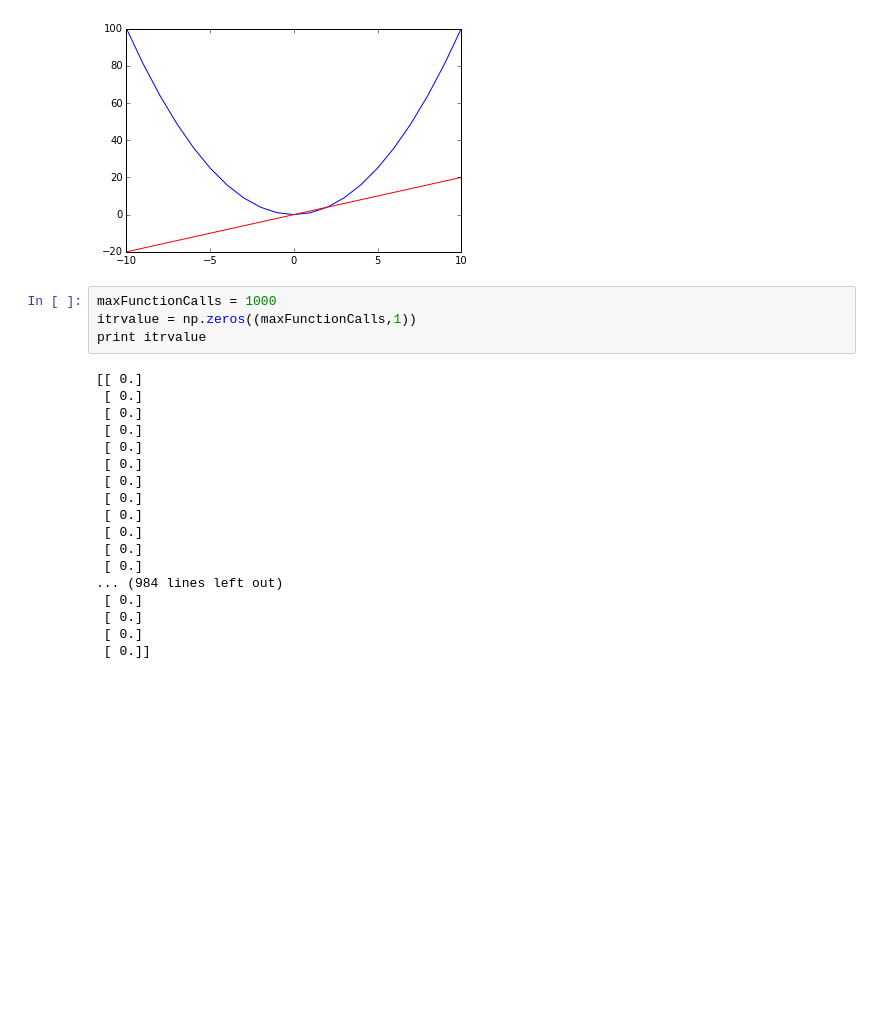
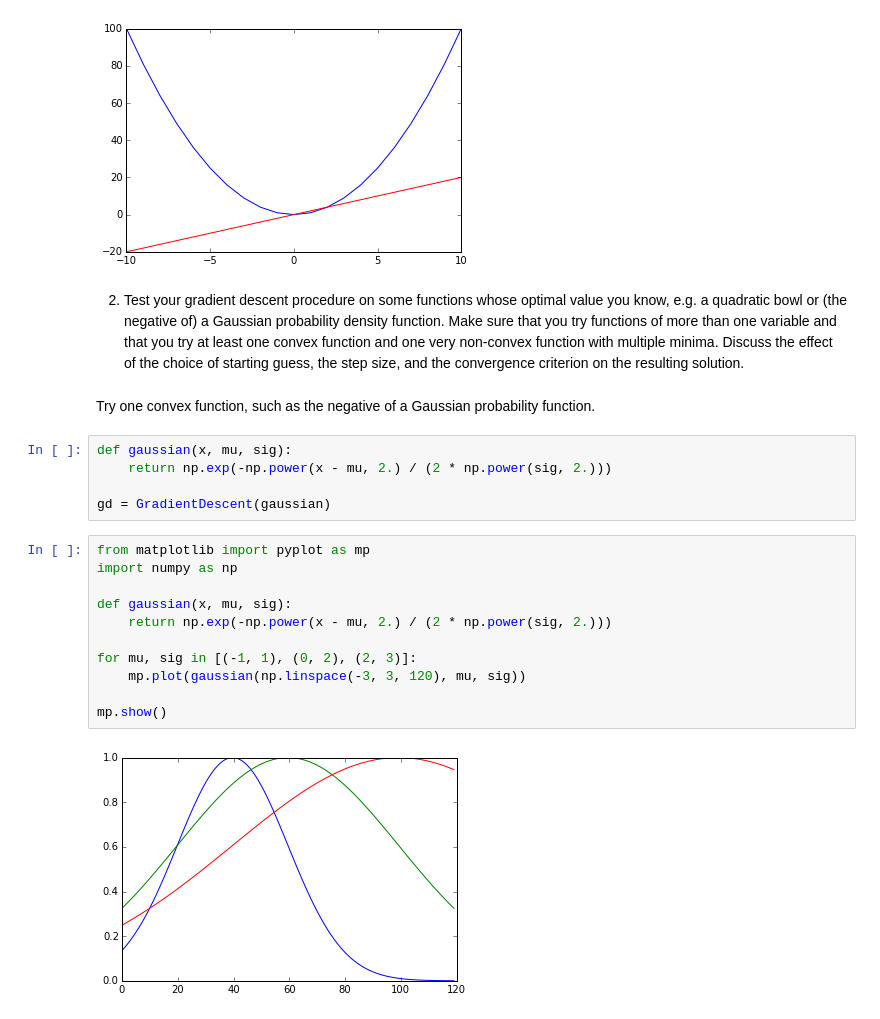
Before and after one commit to peteflorence/Machine-Learning-6.867-homework, a Jupyter notebook: hw1/problem_1.ipynb, the cells around one changed output. Drawn from its saved outputs; the diff is of its cells as text; blank space fills up the shorter version.

```diff
--- a/hw1/problem_1.ipynb
+++ b/hw1/problem_1.ipynb
@@ -93,25 +97,25 @@ plt.show()
 (21,)
 Function in blue, derivative in red
 [figure]
-# %%
-maxFunctionCalls = 1000
-itrvalue = np.zeros((maxFunctionCalls,1))
-print itrvalue
-# %% [output]
-[[ 0.]
- [ 0.]
- [ 0.]
- [ 0.]
- [ 0.]
- [ 0.]
- [ 0.]
- [ 0.]
- [ 0.]
- [ 0.]
- [ 0.]
- [ 0.]
-... (984 lines left out)
- [ 0.]
- [ 0.]
- [ 0.]
- [ 0.]]
+# %% [markdown]
+2) Test your gradient descent procedure on some functions whose optimal value you know, e.g. a quadratic bowl or (the negative of) a Gaussian probability density function. Make sure that you try functions of more than one variable and that you try at least one convex function and one very non-convex function with multiple minima. Discuss the effect of the choice of starting guess, the step size, and the convergence criterion on the resulting solution.
+# %% [markdown]
+Try one convex function, such as the negative of a Gaussian probability function.
+# %%
+def gaussian(x, mu, sig):
+    return np.exp(-np.power(x - mu, 2.) / (2 * np.power(sig, 2.)))
+
+gd = GradientDescent(gaussian)
+# %%
+from matplotlib import pyplot as mp
+import numpy as np
+
+def gaussian(x, mu, sig):
+    return np.exp(-np.power(x - mu, 2.) / (2 * np.power(sig, 2.)))
+
+for mu, sig in [(-1, 1), (0, 2), (2, 3)]:
+    mp.plot(gaussian(np.linspace(-3, 3, 120), mu, sig))
+
+mp.show()
+# %% [output]
+[figure, added]
```
Also changed, not shown: parts of 3 cells of this notebook, 2 other files.
